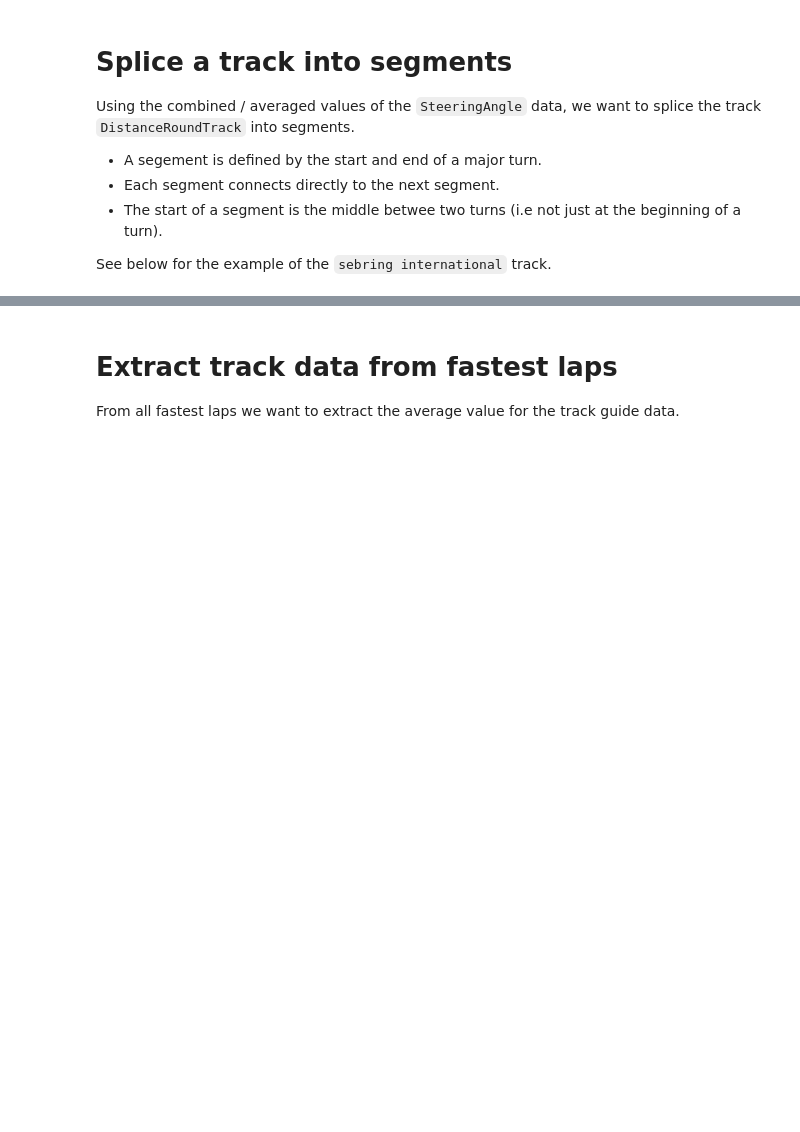
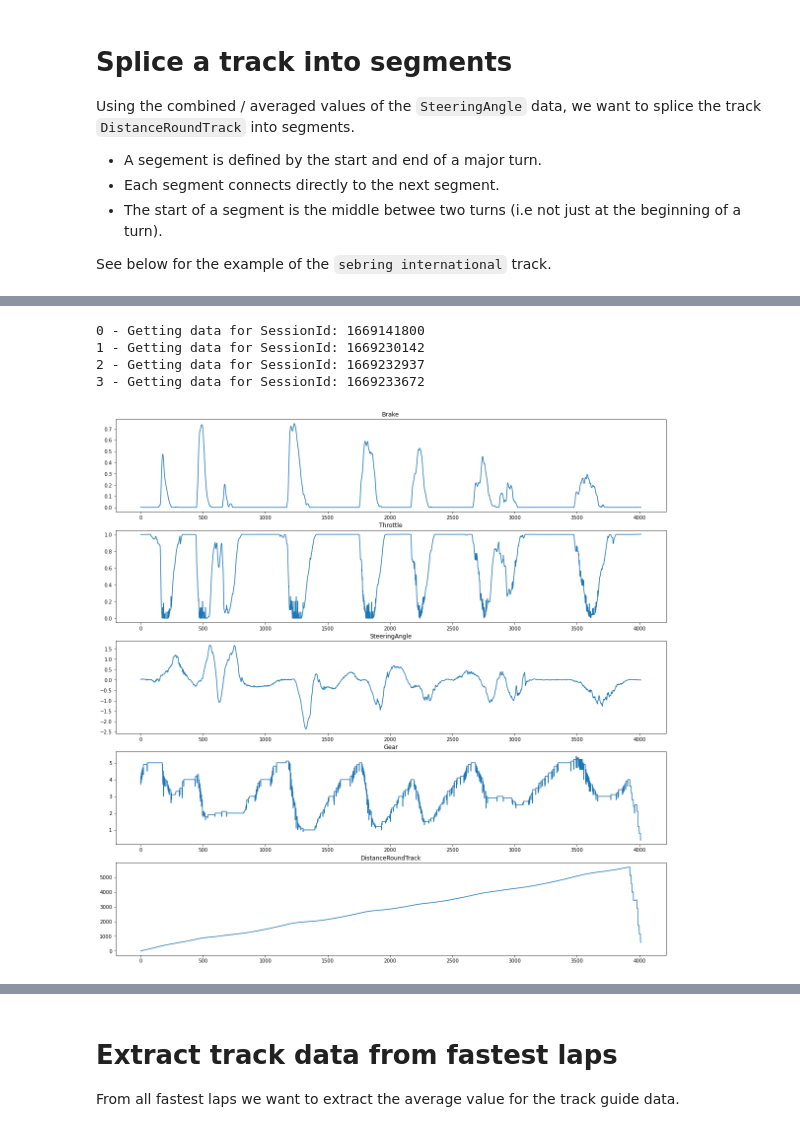
Before and after one commit to b4mad/racing, a Jupyter notebook: notebooks/fast_lap_analysis.ipynb, the cells around one changed output, grey strips where cells are left out. Drawn from its saved outputs; the diff is of its cells as text; code cells hidden in the pictures; blank space fills up the shorter version.

```diff
--- a/notebooks/fast_lap_analysis.ipynb
+++ b/notebooks/fast_lap_analysis.ipynb
@@ -379,12 +334,0 @@ for i,session in enumerate(np.unique(session_list)):
-# %%
-# Define 2D arrays containing Brake, Throttle, SteeringAngle and Gear
-maxSize = max([b.size for b in brake_list])
-brake_array = np.zeros((n,maxsize))
-throttle_array = np.ones((n,maxsize))
-steeringAngle_array = np.zeros((n,maxsize))
-gear_array = np.zeros((n,maxsize))
-for i in range(n):
-    brake_array[i][:brake_list[i].size] = brake_list[i]
-    throttle_array[i][:throttle_list[i].size] = throttle_list[i]
-    steeringAngle_array[i][:steeringAngle_list[i].size] = steeringAngle_list[i]
-    gear_array[i][:gear_list[i].size] = gear_list[i]
@@ -397,8 +334,0 @@ gear_av = np.mean(gear_array, axis=0)
-# %%
-# Plot the average Brake, Throttle, SteeringAngle and Gear
-titles = ['Brake', 'Throttle', 'SteeringAngle', 'Gear']
-data =  [brake_av, throttle_av, steeringAngle_av, gear_av]
-fig, ax = plt.subplots(4, figsize=(20,20))
-for i,a in enumerate(ax):
-    a.plot(data[i])
-    a.set_title(titles[i])
@@ -458,0 +343,60 @@ plt.show()
+# %%
+# Construct a dictionary that will store the data
+data = ['Brake', 'Throttle', 'SteeringAngle', 'Gear', 'DistanceRoundTrack']
+data_lists = {}
+for d in data:
+    data_lists[d] = []
+# Loop over the SessionIds for the n fastest laps
+for i,session in enumerate(np.unique(session_list)):
+    print(f"{i} - Getting data for SessionId: {session}")
+    query = f"""
+    from(bucket: "racing")
+      |> range(start: -10y, stop: now())
+      |> filter(fn: (r) => r["_measurement"] == "laps_cc")
+    //  |> filter(fn: (r) => r["_field"] == "DistanceRoundTrack" or r["_field"] == "Brake" or r["_field"] == "CurrentLap")
+      |> filter(fn: (r) => r["SessionId"] == "{session}")
+      |> pivot(rowKey: ["_time"], columnKey: ["_field"], valueColumn: "_value")
+      |> sort(columns: ["_time"], desc: false)
+    """
+    # Open the data frame corresponding to session
+    try:
+        df = query_api.query_data_frame(org=ORG, query=query)
+    except:
+        print(f"Could not get data for SessionId: {session}")
+        continue
+    # Find the corresponding fastest laps in that session and loop over them
+    laps = full_lap_list[session_list==session]
+    for l in laps:
+        # Get Brake, Throttle, SteeringAngle and Gear
+        for d in data:
+            data_lists[d].append(df[d][df['CurrentLap']==l].values)
+# %% [output]
+0 - Getting data for SessionId: 1669141800
+1 - Getting data for SessionId: 1669230142
+2 - Getting data for SessionId: 1669232937
+3 - Getting data for SessionId: 1669233672
+# %%
+# Define 2D arrays containing Brake, Throttle, SteeringAngle, Gear and DistanceRoundTrack
+maxSize = max([s.size for s in data_lists['SteeringAngle']])
+data_arrays = {}
+for d in data:
+    data_arrays[d] = np.zeros((n,maxSize))
+# Better to have ones for Throttle instead of zeros
+data_arrays['Throttle'] = np.ones((n,maxSize))
+for i in range(n):
+    for d in data:
+        data_arrays[d][i][:data_lists[d][i].size] = data_lists[d][i]
+# %%
+# Do the average of Brake, Throttle, SteeringAngle, Gear and DistanceRoundTrack
+# over the n fastest laps
+av_data_arrays = {}
+for d in data:
+    av_data_arrays[d] = np.mean(data_arrays[d], axis=0)
+# %%
+# Plot the average Brake, Throttle, SteeringAngle, Gear and DistanceRoundTrack
+fig, ax = plt.subplots(len(data), figsize=(20,20))
+for i,d in enumerate(data):
+    ax[i].plot(av_data_arrays[d])
+    ax[i].set_title(d)
+# %% [output]
+[figure, added]
```
Also changed, not shown: parts of 20 cells of this notebook.
